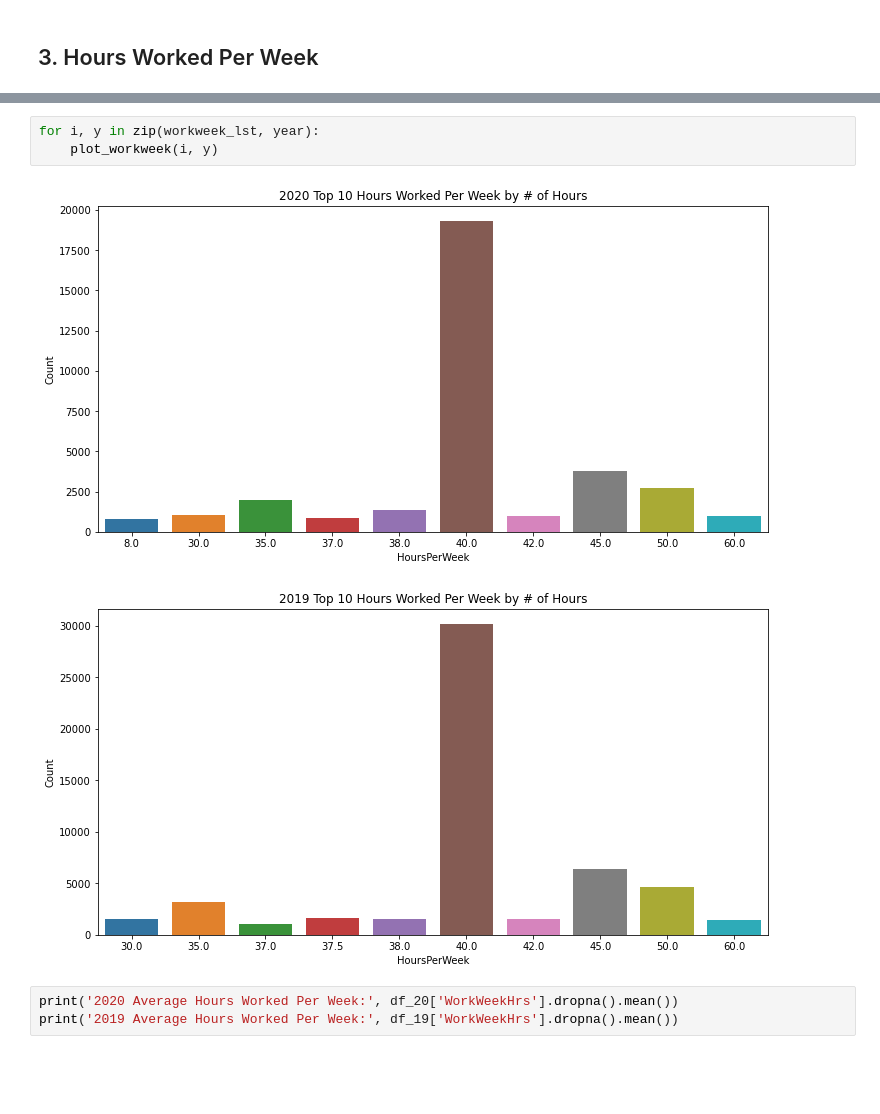
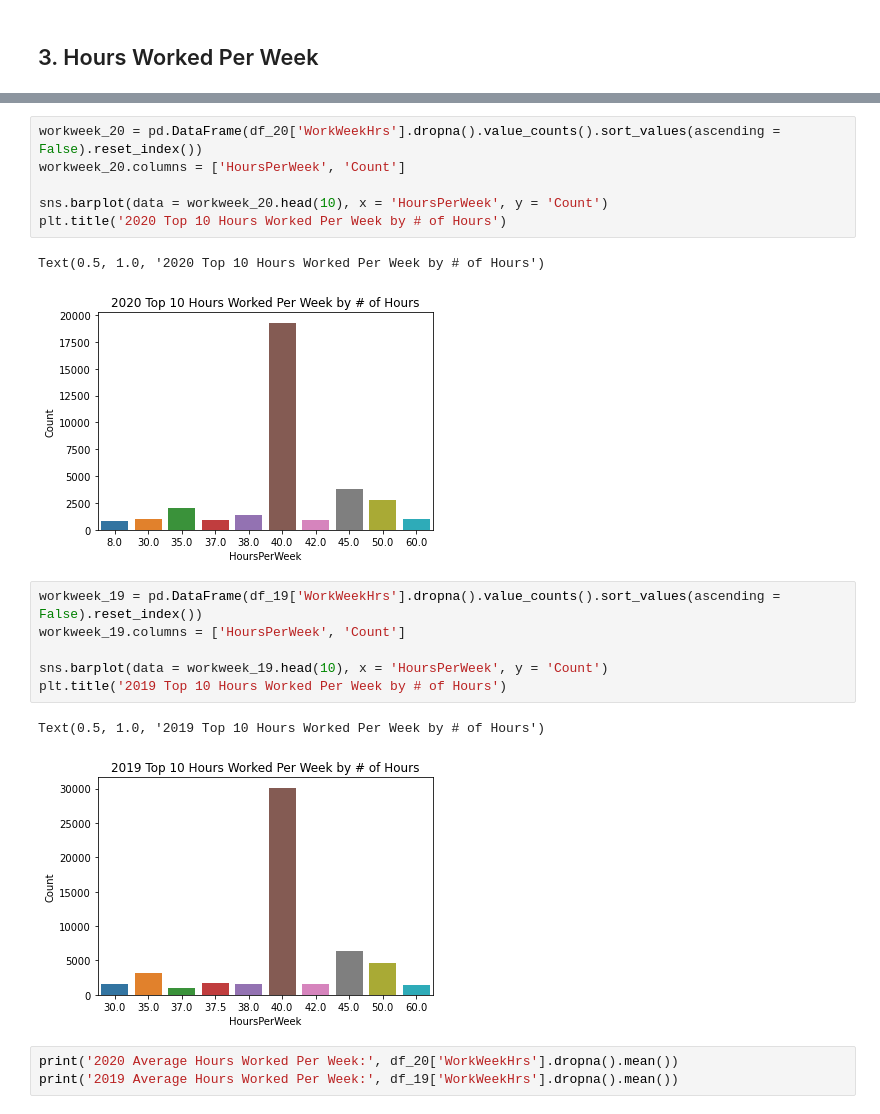
Before and after one commit to Lawbin/Stack-Overflow-Survey-Analysis, a Jupyter notebook: Stack Overflow Survey Data Analysis.ipynb, the cells around one changed output, grey strips where cells are left out. Drawn from its saved outputs; the diff is of its cells as text; blank space fills up the shorter version.

Commit message:
Revert "Update Stack Overflow Survey Data Analysis.ipynb"
This reverts commit 7a4a0123e24e5a2e9be28812e94806e191172361.

```diff
--- a/Stack Overflow Survey Data Analysis.ipynb
+++ b/Stack Overflow Survey Data Analysis.ipynb
@@ -359,9 +316,21 @@ def plot_workweek(workweek, year):
-# %%
-for i, y in zip(workweek_lst, year):
-    plot_workweek(i, y)
-# %% [output]
-[figure, removed]
-[figure, removed]
+# %%
+workweek_20 = pd.DataFrame(df_20['WorkWeekHrs'].dropna().value_counts().sort_values(ascending = False).reset_index())
+workweek_20.columns = ['HoursPerWeek', 'Count']
+
+sns.barplot(data = workweek_20.head(10), x = 'HoursPerWeek', y = 'Count')
+plt.title('2020 Top 10 Hours Worked Per Week by # of Hours')
+# %% [output]
+Text(0.5, 1.0, '2020 Top 10 Hours Worked Per Week by # of Hours')
+[figure, added]
+# %%
+workweek_19 = pd.DataFrame(df_19['WorkWeekHrs'].dropna().value_counts().sort_values(ascending = False).reset_index())
+workweek_19.columns = ['HoursPerWeek', 'Count']
+
+sns.barplot(data = workweek_19.head(10), x = 'HoursPerWeek', y = 'Count')
+plt.title('2019 Top 10 Hours Worked Per Week by # of Hours')
+# %% [output]
+Text(0.5, 1.0, '2019 Top 10 Hours Worked Per Week by # of Hours')
+[figure, added]
 # %%
 print('2020 Average Hours Worked Per Week:', df_20['WorkWeekHrs'].dropna().mean())
 print('2019 Average Hours Worked Per Week:', df_19['WorkWeekHrs'].dropna().mean())
```
Also changed, not shown: parts of 38 cells of this notebook.
